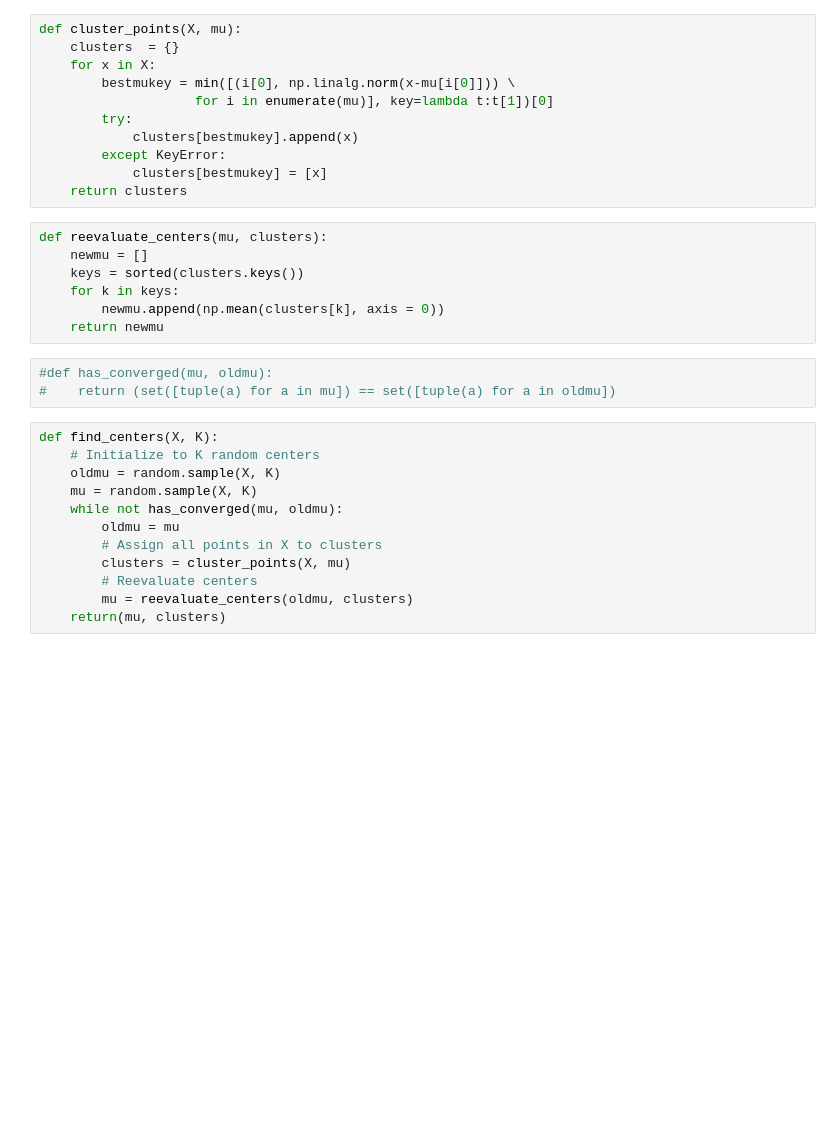
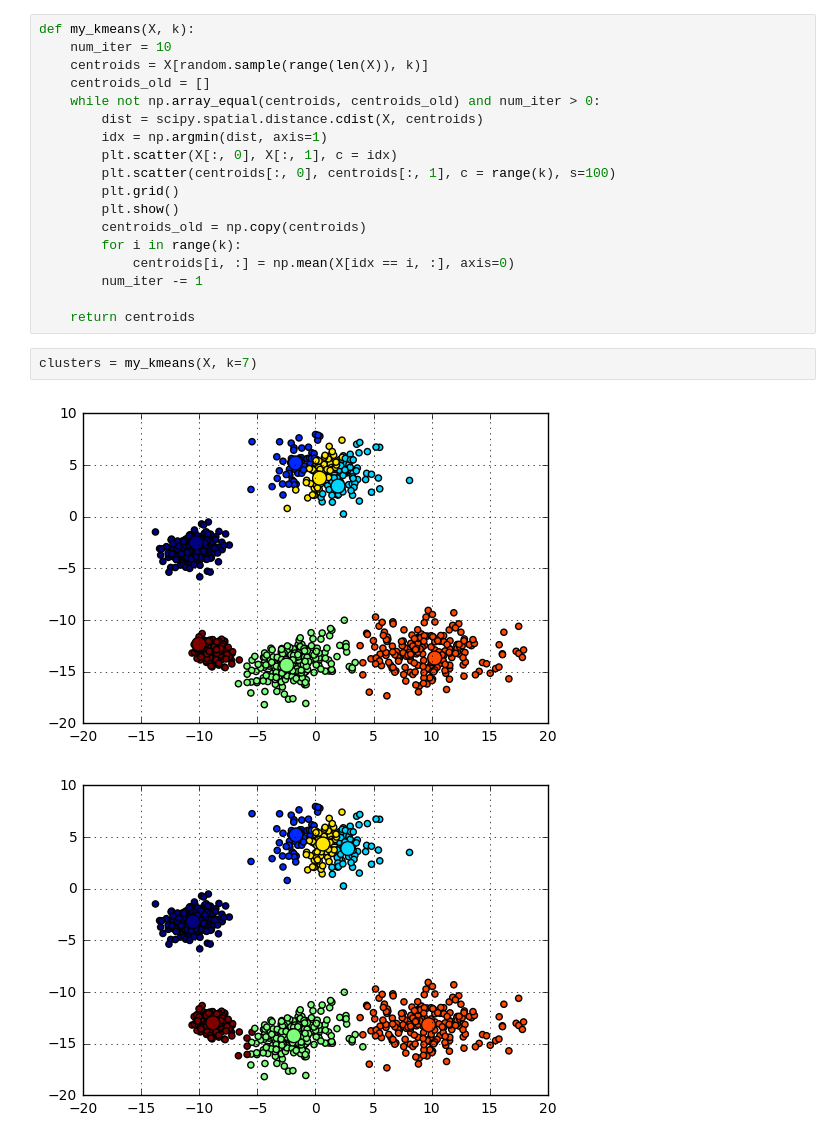
Before and after one commit to daryadedik/playground, a Jupyter notebook: ml-preparation/clustering/k-means.ipynb, the cells around one changed output. Cells and saved outputs as stored; diff of their text form; blank space fills up the shorter version.

Commit message:
kmeans clustering

```diff
--- a/ml-preparation/clustering/k-means.ipynb
+++ b/ml-preparation/clustering/k-means.ipynb
@@ -47,33 +30,23 @@ Centroids: [[0.7558740901071705, 0.35043522969523555], [-0.12208340111353182, -0
-# %%
-def cluster_points(X, mu):
-    clusters  = {}
-    for x in X:
-        bestmukey = min([(i[0], np.linalg.norm(x-mu[i[0]])) \
-                    for i in enumerate(mu)], key=lambda t:t[1])[0]
-        try:
-            clusters[bestmukey].append(x)
-        except KeyError:
-            clusters[bestmukey] = [x]
-    return clusters
-# %%
-def reevaluate_centers(mu, clusters):
-    newmu = []
-    keys = sorted(clusters.keys())
-    for k in keys:
-        newmu.append(np.mean(clusters[k], axis = 0))
-    return newmu
-# %%
-#def has_converged(mu, oldmu):
-#    return (set([tuple(a) for a in mu]) == set([tuple(a) for a in oldmu])
-# %%
-def find_centers(X, K):
-    # Initialize to K random centers
-    oldmu = random.sample(X, K)
-    mu = random.sample(X, K)
-    while not has_converged(mu, oldmu):
-        oldmu = mu
-        # Assign all points in X to clusters
-        clusters = cluster_points(X, mu)
-        # Reevaluate centers
-        mu = reevaluate_centers(oldmu, clusters)
-    return(mu, clusters)
+# %%
+def my_kmeans(X, k):
+    num_iter = 10
+    centroids = X[random.sample(range(len(X)), k)]
+    centroids_old = []
+    while not np.array_equal(centroids, centroids_old) and num_iter > 0:
+        dist = scipy.spatial.distance.cdist(X, centroids)
+        idx = np.argmin(dist, axis=1)
+        plt.scatter(X[:, 0], X[:, 1], c = idx)
+        plt.scatter(centroids[:, 0], centroids[:, 1], c = range(k), s=100)
+        plt.grid()
+        plt.show()
+        centroids_old = np.copy(centroids)
+        for i in range(k):
+            centroids[i, :] = np.mean(X[idx == i, :], axis=0)
+        num_iter -= 1
+
+    return centroids
+# %%
+clusters = my_kmeans(X, k=7)
+# %% [output]
+[figure, added]
+[figure, added]
```
Also changed, not shown: parts of 9 cells of this notebook.
